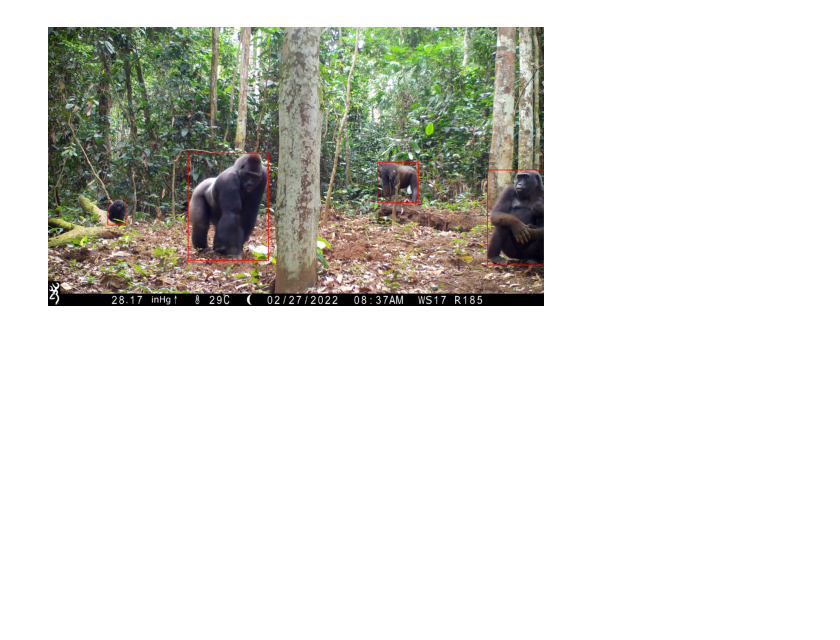
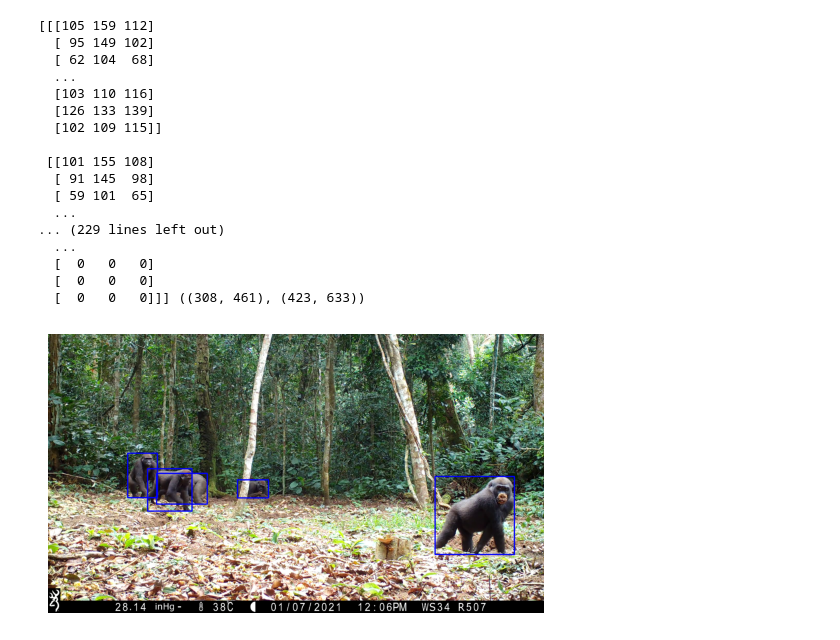
Before and after one commit to memben/gorillatracker, a Jupyter notebook: notebooks/data_visualizer.ipynb, the cells around one changed output. Saved outputs shown, nothing was run; the diff lists cells and outputs as text; code cells hidden in the pictures; blank space fills up the shorter version.

```diff
--- a/notebooks/data_visualizer.ipynb
+++ b/notebooks/data_visualizer.ipynb
@@ -62,6 +30,23 @@ plt.show()
 # %%
 filename = segmented_gorilla_image.path.split("/")[-1].split(".")[0]
 bbox_path = f"{base_path}/full_images_body_bbox/{filename}.txt"
-show_yolo_box(segmented_gorilla_image.path, bbox_path)
+vh.show_yolo_box(segmented_gorilla_image.path, bbox_path)
 # %% [output]
+[[[105 159 112]
+  [ 95 149 102]
+  [ 62 104  68]
+  ...
+  [103 110 116]
+  [126 133 139]
+  [102 109 115]]
+
+ [[101 155 108]
+  [ 91 145  98]
+  [ 59 101  65]
+  ...
+... (229 lines left out)
+  ...
+  [  0   0   0]
+  [  0   0   0]
+  [  0   0   0]]] ((308, 461), (423, 633))
-[figure, old version]
+[figure, new version]
```
Also changed, not shown: parts of 3 cells of this notebook, 9 other files.
